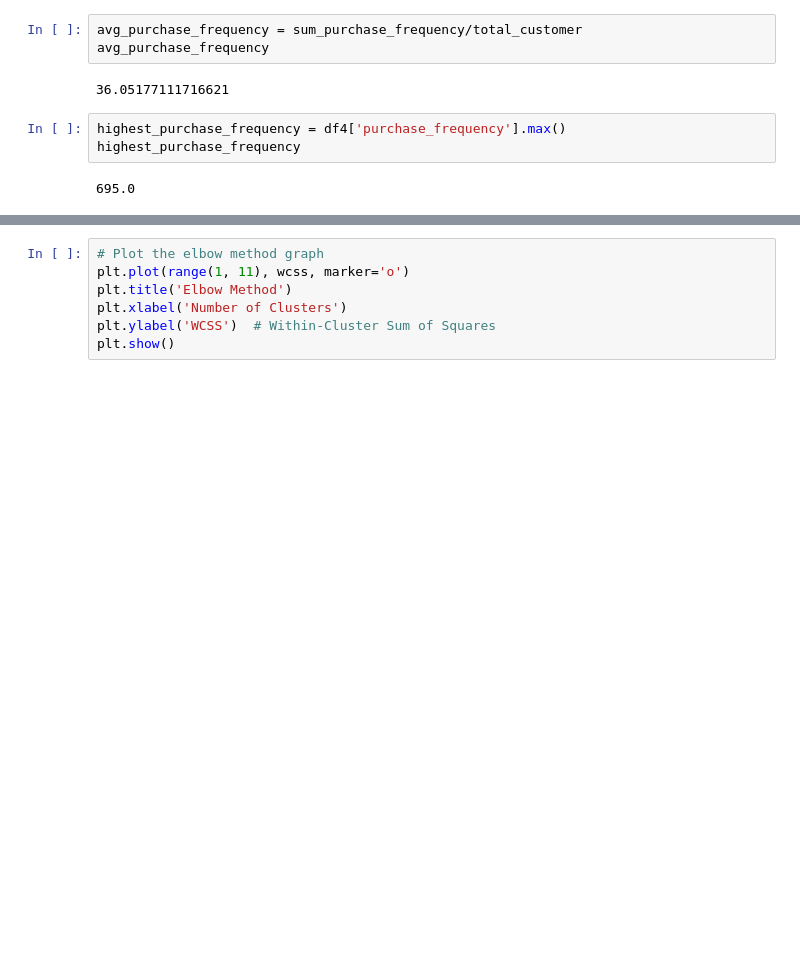
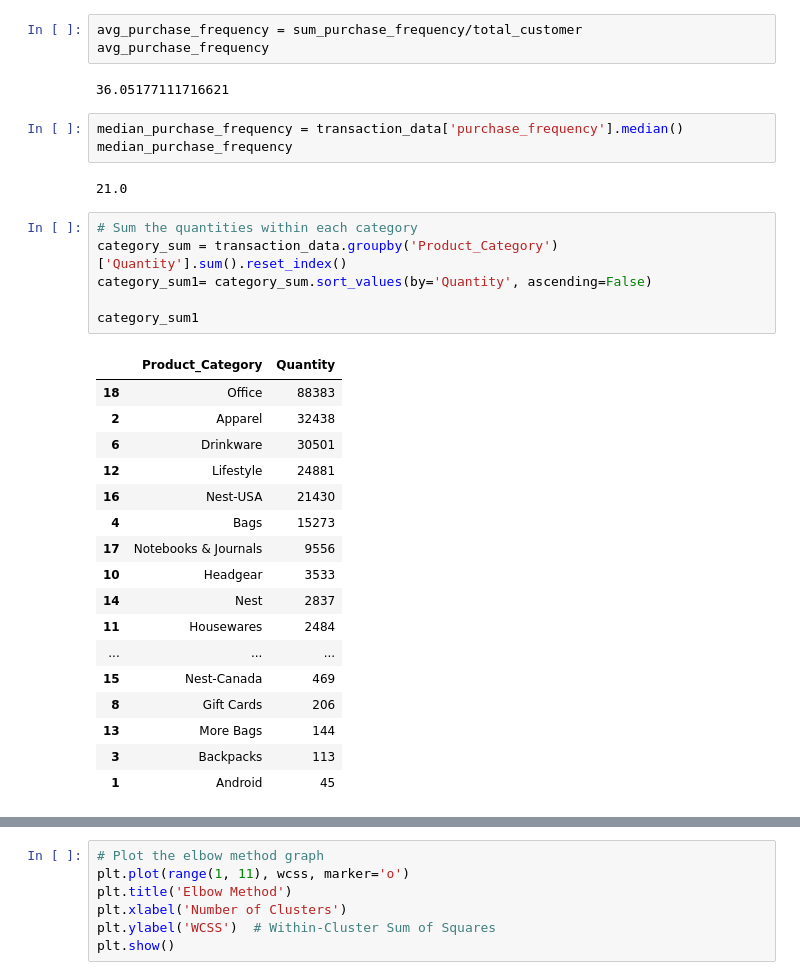
Before and after one commit to SoLitaP/DS-Final-Project, a Jupyter notebook: DS-Project.ipynb, the cells around one changed output, grey strips where cells are left out. Saved outputs shown, nothing was run; the diff lists cells and outputs as text; blank space fills up the shorter version.

```diff
--- a/DS-Project.ipynb
+++ b/DS-Project.ipynb
@@ -293,8 +293,32 @@ avg_purchase_frequency = sum_purchase_frequency/total_customer
 avg_purchase_frequency
 # %% [output]
 36.05177111716621
+# %%
+median_purchase_frequency = transaction_data['purchase_frequency'].median()
+median_purchase_frequency
+# %% [output]
+21.0
 # %%
-highest_purchase_frequency = df4['purchase_frequency'].max()
-highest_purchase_frequency
+# Sum the quantities within each category
+category_sum = transaction_data.groupby('Product_Category')['Quantity'].sum().reset_index()
+category_sum1= category_sum.sort_values(by='Quantity', ascending=False)
+
+category_sum1
 # %% [output]
-695.0
+|  | Product_Category | Quantity |
+| 18 | Office | 88383 |
+| 2 | Apparel | 32438 |
+| 6 | Drinkware | 30501 |
+| 12 | Lifestyle | 24881 |
+| 16 | Nest-USA | 21430 |
+| 4 | Bags | 15273 |
+| 17 | Notebooks & Journals | 9556 |
+| 10 | Headgear | 3533 |
+| 14 | Nest | 2837 |
+| 11 | Housewares | 2484 |
+| ... | ... | ... |
+| 15 | Nest-Canada | 469 |
+| 8 | Gift Cards | 206 |
+| 13 | More Bags | 144 |
+| 3 | Backpacks | 113 |
+| 1 | Android | 45 |
```
Also changed, not shown: parts of 47 cells of this notebook.
